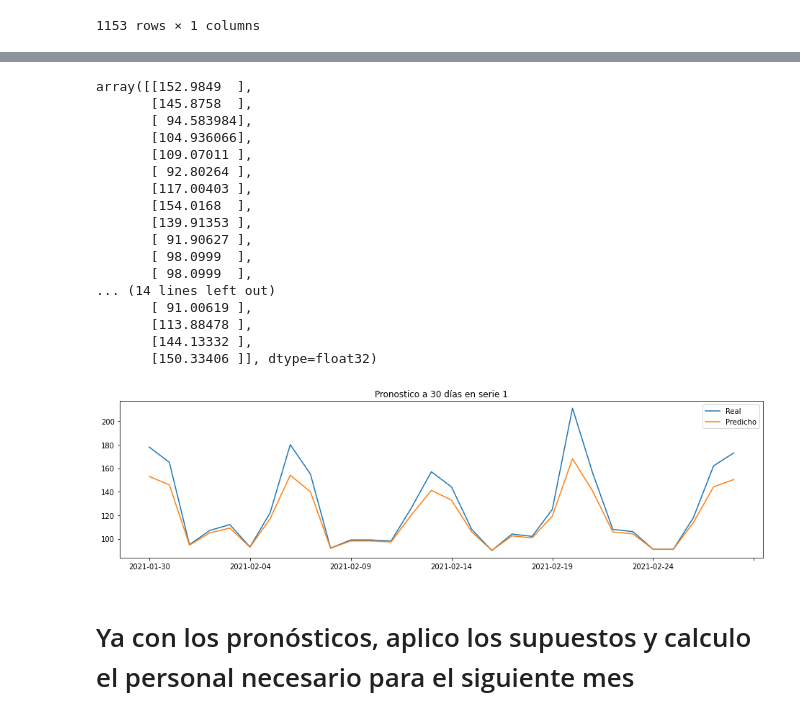
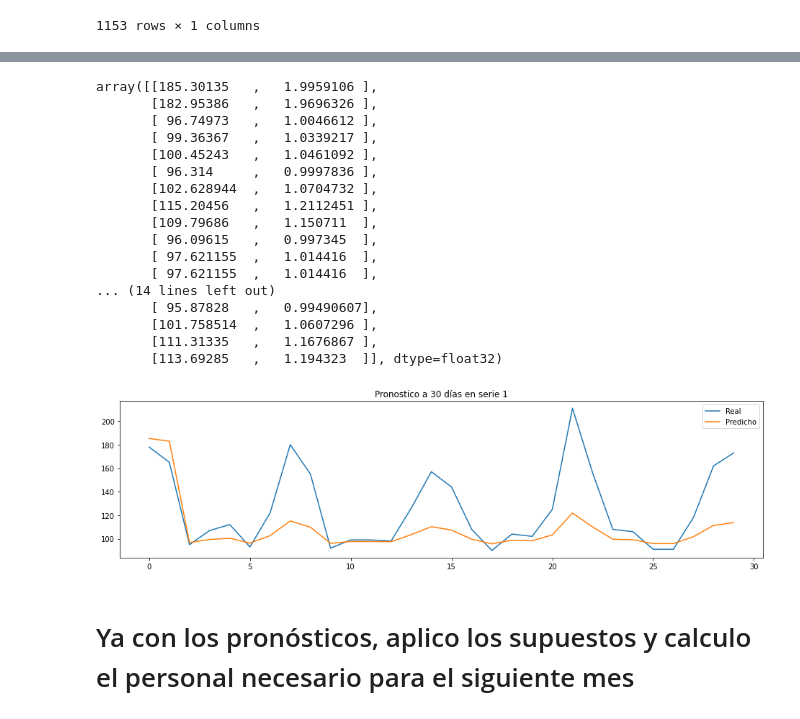
Before and after one commit to elchristog/pruebaDSc, a Jupyter notebook: pruebaDataScientist.ipynb, the cells around one changed output, grey strips where cells are left out. Drawn from its saved outputs; the diff is of its cells as text; code cells hidden in the pictures.

Commit message:
verificando lstm

```diff
--- a/pruebaDataScientist.ipynb
+++ b/pruebaDataScientist.ipynb
@@ -304,13 +304,13 @@ Counter({0.0: 790, 1.0: 181, 2.0: 123, 3.0: 61})
 | 2018-01-04 | 9 | 2.0 | 3.0 | 4 | ... |
 | 2018-01-05 | 9 | 4.0 | 2.0 | 3 | ... |
 # %%
-serieAModelar=serieAModelar[['serieSolicitaEnLaMananaRecibirMismoDia']]
+serieAModelarParticular=serieAModelar[['serieSolicitaEnLaMananaRecibirMismoDia','exogenaCovid']]
 
 min_max_scaler = MinMaxScaler()
-diasAPredecir = 30 #dias a predecir
+diasAPredecir = 30 #dias a predecir para muestra de validacion
 #Muestra entrenamiento y validacion en los ultimos 30 días antes de predecir los 30 dias oficiales
-df_train= serieAModelar[:len(serieAModelar)-diasAPredecir]
-df_test= serieAModelar[len(serieAModelar)-diasAPredecir:]
+df_train= serieAModelarParticular[:len(serieAModelarParticular)-diasAPredecir]
+df_test= serieAModelarParticular[len(serieAModelarParticular)-diasAPredecir:]
 print(df_train.head())
 print('/////////////////////////////////////////')
 print (df_test.head())
@@ -334,18 +334,18 @@ training_set = min_max_scaler.fit_transform(training_set) #Escalo datos
 # %%
   #Muestras de entrenamiento y validación
   x_train = training_set[0:len(training_set)-1]
-  y_train = training_set[1:len(training_set)]
-  x_train = np.reshape(x_train, (len(x_train), 1, 1))
+  y_train = training_set[1:len(training_set),1]
+  x_train = np.reshape(x_train, (len(x_train), 1, 2))
 
   #declaro la red recurrente
   num_units = 2
   activation_function = 'sigmoid'
   optimizer = 'adam'
   loss_function = 'mean_squared_error'
-  batch_size = 10
+  batch_size = 60
   num_epochs = 100
   regressor = Sequential()
-  regressor.add(LSTM(units = num_units, activation = activation_function, input_shape=(None, 1)))
+  regressor.add(LSTM(units = num_units, activation = activation_function, input_shape=(None, 2)))
   regressor.add(Dense(units = 1))
   regressor.compile(optimizer = optimizer, loss = loss_function)
   regressor.fit(x_train, y_train, batch_size = batch_size, epochs = num_epochs)
@@ -370,45 +370,53 @@ Epoch 100/100
 <keras.callbacks.History at 0x...>
 # %%
 test_set = df_test.values
-inputs = np.reshape(test_set, (len(test_set), 1))
+inputs = np.reshape(test_set, (len(test_set), 2))
 inputs = min_max_scaler.transform(inputs)
-inputs = np.reshape(inputs, (len(inputs), 1, 1))
+inputs = np.reshape(inputs, (len(inputs), 1, 2))
+inputs
+
+
 predicted_y = regressor.predict(inputs)
-predicted_y = min_max_scaler.inverse_transform(predicted_y)
 predicted_y
+predicho=np.c_[predicted_y,predicted_y]
+predicho
+predicted_y = min_max_scaler.inverse_transform(predicho)
+predicted_y
 # %% [output]
-array([[152.9849  ],
-       [145.8758  ],
-       [ 94.583984],
-       [104.936066],
-       [109.07011 ],
-       [ 92.80264 ],
-       [117.00403 ],
-       [154.0168  ],
-       [139.91353 ],
-       [ 91.90627 ],
-       [ 98.0999  ],
-       [ 98.0999  ],
+array([[185.30135   ,   1.9959106 ],
+       [182.95386   ,   1.9696326 ],
+       [ 96.74973   ,   1.0046612 ],
+       [ 99.36367   ,   1.0339217 ],
+       [100.45243   ,   1.0461092 ],
+       [ 96.314     ,   0.9997836 ],
+       [102.628944  ,   1.0704732 ],
+       [115.20456   ,   1.2112451 ],
+       [109.79686   ,   1.150711  ],
+       [ 96.09615   ,   0.997345  ],
+       [ 97.621155  ,   1.014416  ],
+       [ 97.621155  ,   1.014416  ],
 ... (14 lines left out)
-       [ 91.00619 ],
-       [113.88478 ],
-       [144.13332 ],
-       [150.33406 ]], dtype=float32)
+       [ 95.87828   ,   0.99490607],
+       [101.758514  ,   1.0607296 ],
+       [111.31335   ,   1.1676867 ],
+       [113.69285   ,   1.194323  ]], dtype=float32)
 # %%
 predichoVsReal = pd.DataFrame()
-predichoVsReal['real']=pd.Series(test_set.flatten()) #Le bajo las dimensiones para poder graficar
-predichoVsReal['predicho']=pd.Series(predicted_y.flatten())#Le bajo las dimensiones para poder graficar
-predichoVsReal.index=df_test.index
+predichoVsReal['real']=pd.Series(test_set[:,0].flatten())
+predichoVsReal
+predichoVsReal['predicho']=pd.Series(predicted_y[:,0].flatten())
+predichoVsReal
+#predichoVsReal.index=df_test.index
 predichoVsReal.head()
 predichoVsReal['real'].plot(figsize=(16,4),legend=True)
 predichoVsReal['predicho'].plot(figsize=(16,4),legend=True)
 
 
 plt.legend(['Real','Predicho'])
 plt.title('Pronostico a 30 días en serie 1')
 plt.show()
 # %% [output]
-[figure, old version]
+[figure, new version]
 # %% [markdown]
 # Ya con los pronósticos, aplico los supuestos y calculo el personal necesario para el siguiente mes
 # %% [markdown]
```
Also changed, not shown: parts of 2 cells of this notebook.
